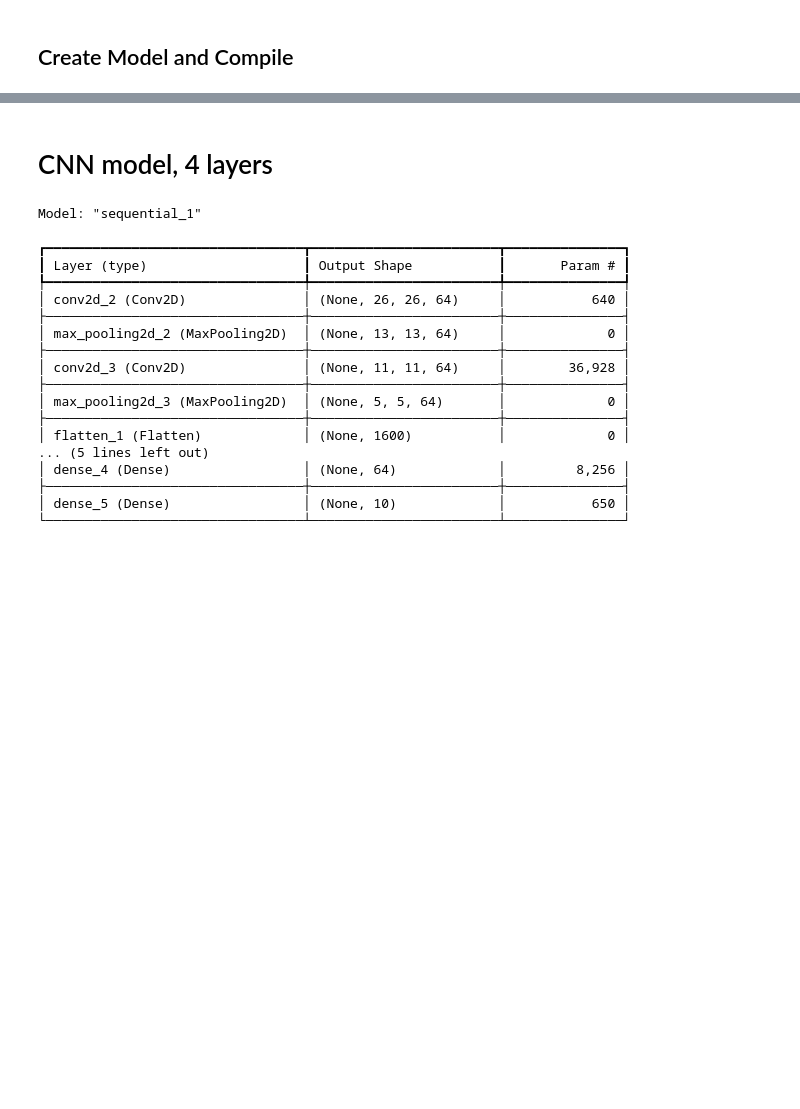
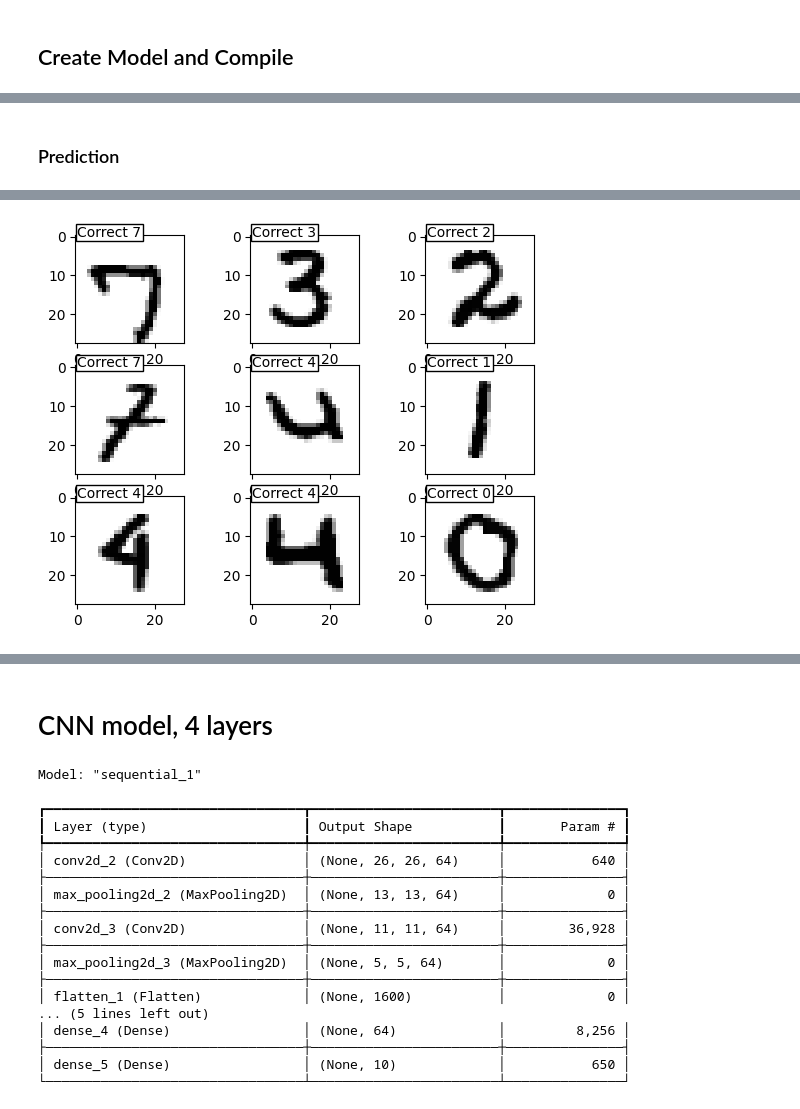
Before and after one commit to HamidHekmatnezhad/NN_MNIST, a Jupyter notebook: CNN_model.ipynb, the cells around one changed output, grey strips where cells are left out. Drawn from its saved outputs; the diff is of its cells as text; code cells hidden in the pictures; blank space fills up the shorter version.

```diff
--- a/CNN_model.ipynb
+++ b/CNN_model.ipynb
@@ -29,7 +117,7 @@ Downloading data from https://storage.googleapis.com/tensorflow/tf-keras-dataset
 # %% [markdown]
 ## Create Model and Compile
 # %%
-path = 'saved_weigths/cnn_model/' + 'cnn_base.weights.h5'
+path = 'saved_weights/cnn_model/' + 'cnn_base.weights.h5'
 activation_function_1 = 'relu'
 activation_function_2 = 'sigmoid'
 
@@ -69,5 +157,5 @@ Model: "sequential"
  Non-trainable params: 0 (0.00 B)
 # %%
 # fit or train model
-model.fit(x_train, y_train, epochs=10, validation_data=(x_test, y_test))
+model.fit(x_train, y_train, epochs=2, validation_data=(x_test, y_test))
 # %% [output]
@@ -115,2 +198,7 @@ model.evaluate(x_test, y_test)
 # %%
 model.save_weights(path)
+# %% [markdown]
+### Prediction
+# %%
+r = predict_test_data(model)
+# %% [output]
@@ -116,0 +217 @@ model.save_weights(path)
+[figure, added]
```
Also changed, not shown: parts of 26 cells of this notebook, 12 other files.
